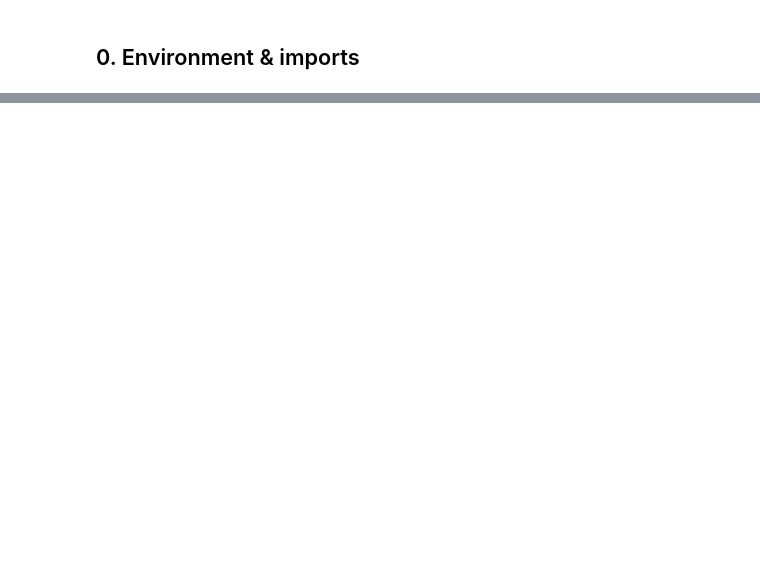
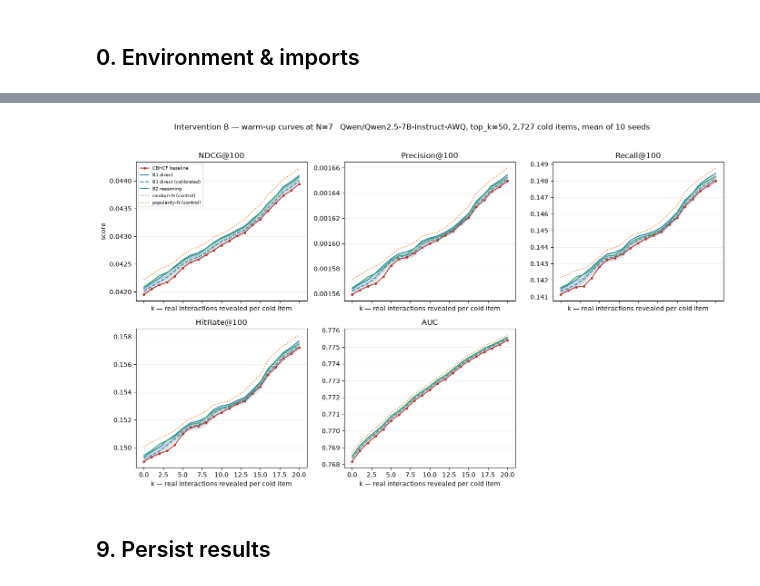
Before and after one commit to jessylan/llm-cold-start-recsys, a Jupyter notebook: notebooks/intervention_b_coldllm.ipynb, the cells around one changed output, grey strips where cells are left out. Drawn from its saved outputs; the diff is of its cells as text; code cells hidden in the pictures; blank space fills up the shorter version.

Commit message:
Add complete Intervention B to system

```diff
--- a/notebooks/intervention_b_coldllm.ipynb
+++ b/notebooks/intervention_b_coldllm.ipynb
@@ -489,0 +1390,15 @@ print(f"Saved results to {base}.pkl and {base}.json")
+# %%
+%%time
+# N-sensitivity: a ROBUSTNESS CHECK, not a selection. Two arms, fewer seeds -- the question is
+# whether the sign of (LLM - random) survives other N, not which N scores highest.
+N_GRID = sorted({1, 3, N_SELECT, 15, COLDLLM_TOP_K})   # spans "barely any" to "the whole pool"
+N_SENS_SEEDS = 2
+sens = {}
+for n in N_GRID:
+    for arm in (SENS_ARM, "random"):
+        sens[(arm, n)] = curve_for_arm(arm, n, N_SENS_SEEDS, RESTRICT, tag_extra="sens")
+    gap = sens[(SENS_ARM, n)]["NDCG"]["mean"][0] - sens[("random", n)]["NDCG"]["mean"][0]
+    print(f"N={n:<3} {SENS_ARM} {sens[(SENS_ARM, n)]['NDCG']['mean'][0]:.4f}   "
+          f"random {sens[('random', n)]['NDCG']['mean'][0]:.4f}   gap {gap:+.4f}"
+          + ("   <-- N=top_k: all arms keep the whole pool, so the gap MUST be 0"
+             if n == COLDLLM_TOP_K else ""), flush=True)
@@ -489,0 +1413,42 @@ print(f"Saved results to {base}.pkl and {base}.json")
+# %%
+fig, axes = plt.subplots(2, 3, figsize=(14, 8), sharex="col")
+axes = axes.flatten()
+STYLE = {
+    "direct": dict(color="#2980b9", ls="-", label="B1 direct"),
+    "direct_cal": dict(color="#2980b9", ls="--", label="B1 direct (calibrated)"),
+    "reasoning": dict(color="#27ae60", ls="-", label="B2 reasoning"),
+    "reasoning_cal": dict(color="#27ae60", ls="--", label="B2 reasoning (calibrated)"),
+    "direct_floor": dict(color="#8e44ad", ls="-.", label="B1 direct (abstaining)"),
+    "reasoning_floor": dict(color="#16a085", ls="-.", label="B2 reasoning (abstaining)"),
+    "random": dict(color="#7f8c8d", ls=":", label="random-N (control)"),
+    "random_matched": dict(color="#34495e", ls=":", label="random matched (control)"),
+    "popularity": dict(color="#e67e22", ls=":", label="popularity-N (control)"),
+}
+for j, (ax, metric) in enumerate(zip(axes, METRICS)):
+    show = (lambda t: t) if j == 0 else (lambda t: None)
+    ax.plot(K_LEVELS, cbhcf_curve[metric]["mean"], color="#c0392b", lw=1.5, marker="o",
+            markersize=3, label=show("CBHCF baseline"))
+    for arm in ARM_ORDER:
+        st = STYLE[arm]
+        mean = np.array(curves[arm][metric]["mean"])
+        ax.plot(K_LEVELS, mean, color=st["color"], ls=st["ls"], lw=1.5, label=show(st["label"]))
+        if arm in ("direct_cal", "random"):
+            sd = np.array(curves[arm][metric]["std"])
+            ax.fill_between(K_LEVELS, mean - sd, mean + sd, color=st["color"], alpha=0.12)
+    ax.set_title("AUC" if metric == "AUC" else f"{metric}@{K}")
+    ax.set_xlabel("k — real interactions revealed per cold item")
+    ax.grid(axis="y", alpha=0.2)
+for ax in axes[len(METRICS):]:
+    ax.set_visible(False)
+axes[0].set_ylabel("score")
+axes[0].legend(fontsize=7, loc="upper left")
+fig.suptitle(f"Intervention B — warm-up curves at N={N_SELECT}   {COLDLLM_MODEL}, "
+             f"top_k={COLDLLM_TOP_K}, {len(coldllm_cold_items):,} cold items, "
+             f"mean of {N_SEEDS} seeds", y=1.02)
+plt.tight_layout()
+plt.savefig("warmup_curve_intervention_b.png", dpi=150, bbox_inches="tight")
+plt.show()
+# %% [output]
+[figure, added]
+# %% [markdown]
+## 9. Persist results
```
Also changed, not shown: parts of 51 cells of this notebook, 6 other files.
